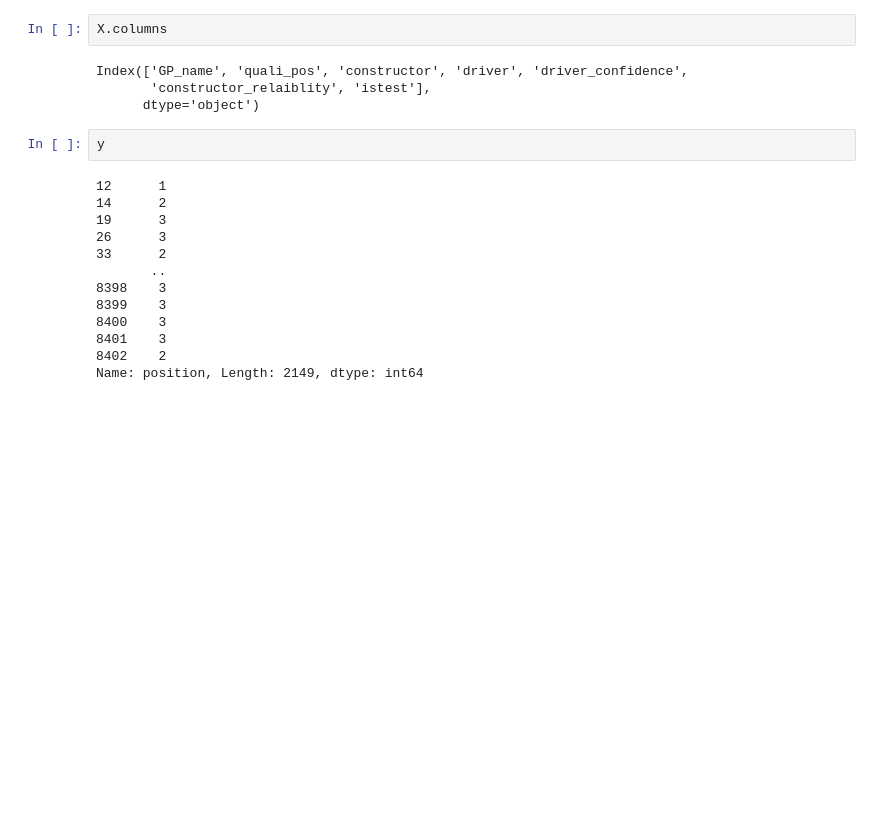
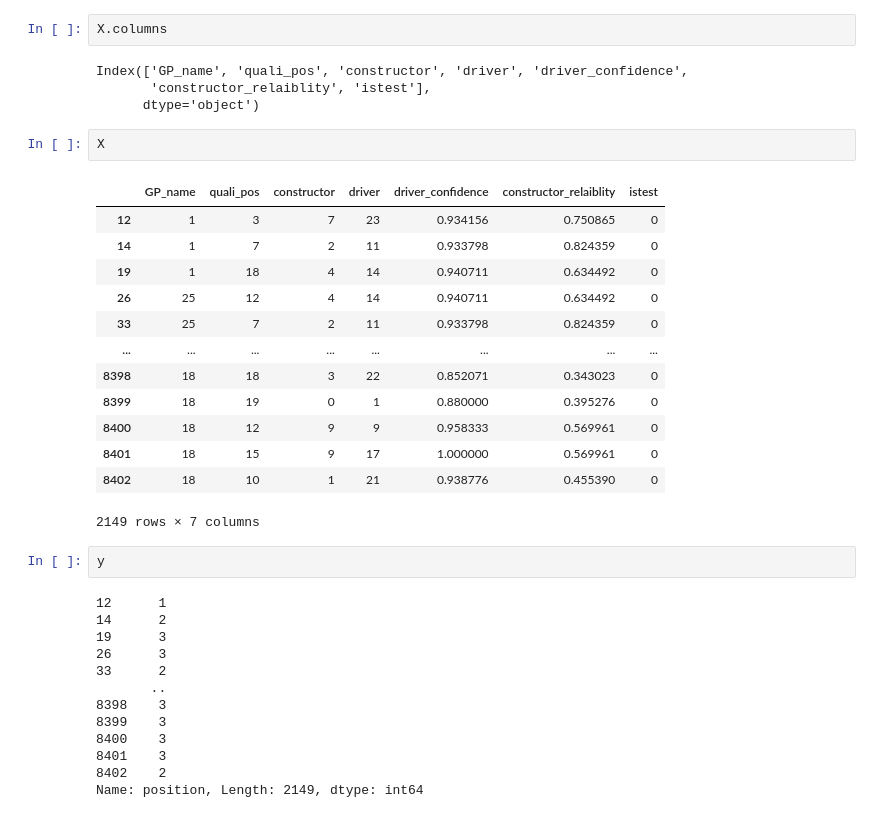
Before and after one commit to VladShulg/f1-predictor-classifier, a Jupyter notebook: main.ipynb, the cells around one changed output. Cells and saved outputs as stored; diff of their text form; blank space fills up the shorter version.

```diff
--- a/main.ipynb
+++ b/main.ipynb
@@ -536,6 +534,22 @@ X.columns
 Index(['GP_name', 'quali_pos', 'constructor', 'driver', 'driver_confidence',
        'constructor_relaiblity', 'istest'],
       dtype='object')
+# %%
+X
+# %% [output]
+|  | GP_name | quali_pos | constructor | driver | driver_confidence | constructor_relaiblity | istest |
+| 12 | 1 | 3 | 7 | 23 | 0.934156 | 0.750865 | 0 |
+| 14 | 1 | 7 | 2 | 11 | 0.933798 | 0.824359 | 0 |
+| 19 | 1 | 18 | 4 | 14 | 0.940711 | 0.634492 | 0 |
+| 26 | 25 | 12 | 4 | 14 | 0.940711 | 0.634492 | 0 |
+| 33 | 25 | 7 | 2 | 11 | 0.933798 | 0.824359 | 0 |
+| ... | ... | ... | ... | ... | ... | ... | ... |
+| 8398 | 18 | 18 | 3 | 22 | 0.852071 | 0.343023 | 0 |
+| 8399 | 18 | 19 | 0 | 1 | 0.880000 | 0.395276 | 0 |
+| 8400 | 18 | 12 | 9 | 9 | 0.958333 | 0.569961 | 0 |
+| 8401 | 18 | 15 | 9 | 17 | 1.000000 | 0.569961 | 0 |
+| 8402 | 18 | 10 | 1 | 21 | 0.938776 | 0.455390 | 0 |
+2149 rows × 7 columns
 # %%
 y
 # %% [output]
```
Also changed, not shown: parts of 10 cells of this notebook, 1 other file.
